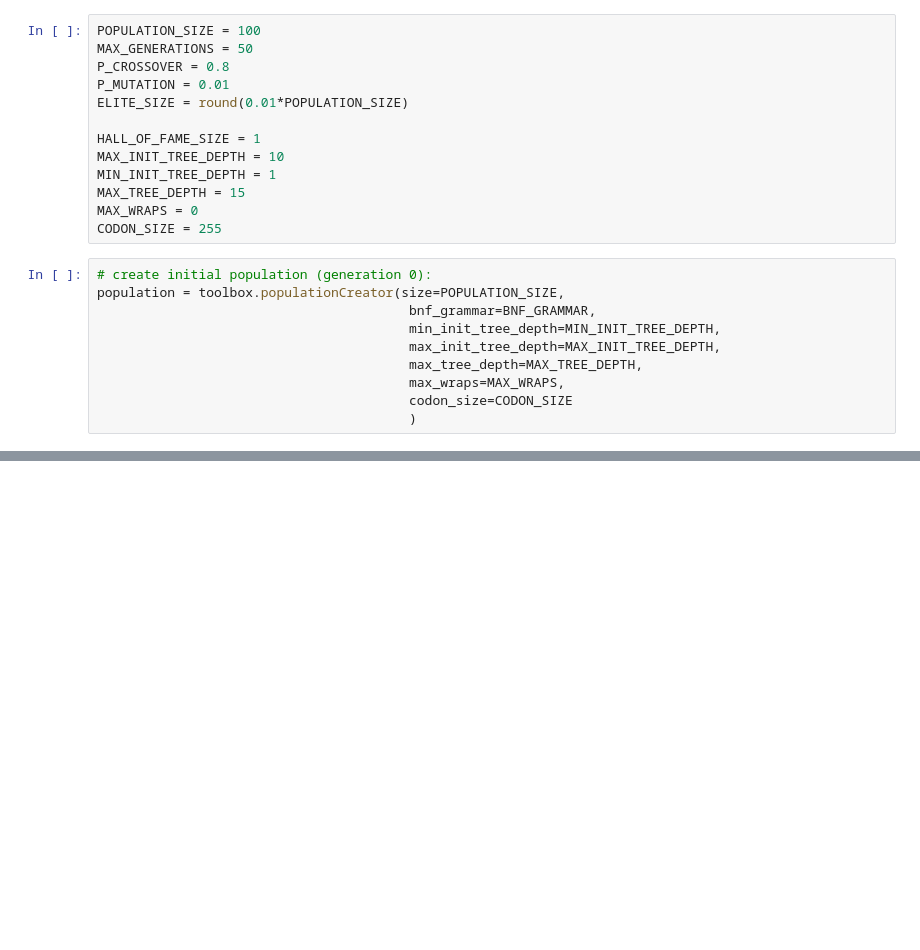
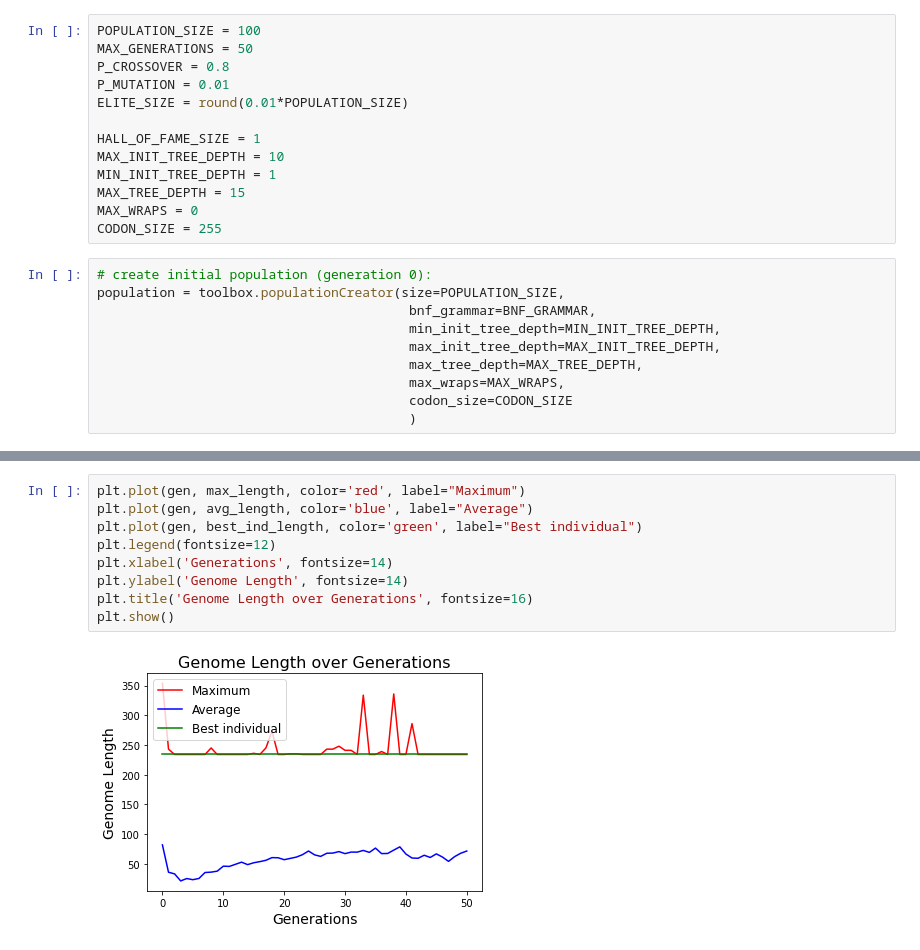
Before and after one commit to noobChef01/grape, a Jupyter notebook: experiment.ipynb, the cells around one changed output, grey strips where cells are left out. Saved outputs shown, nothing was run; the diff lists cells and outputs as text; blank space fills up the shorter version.

```diff
--- a/experiment.ipynb
+++ b/experiment.ipynb
@@ -119,0 +222,11 @@ population = toolbox.populationCreator(size=POPULATION_SIZE,
+# %%
+plt.plot(gen, max_length, color='red', label="Maximum")
+plt.plot(gen, avg_length, color='blue', label="Average")
+plt.plot(gen, best_ind_length, color='green', label="Best individual")
+plt.legend(fontsize=12)
+plt.xlabel('Generations', fontsize=14)
+plt.ylabel('Genome Length', fontsize=14)
+plt.title('Genome Length over Generations', fontsize=16)
+plt.show()
+# %% [output]
+[figure, added]
```
Also changed, not shown: parts of 19 cells of this notebook, 3 other files.
